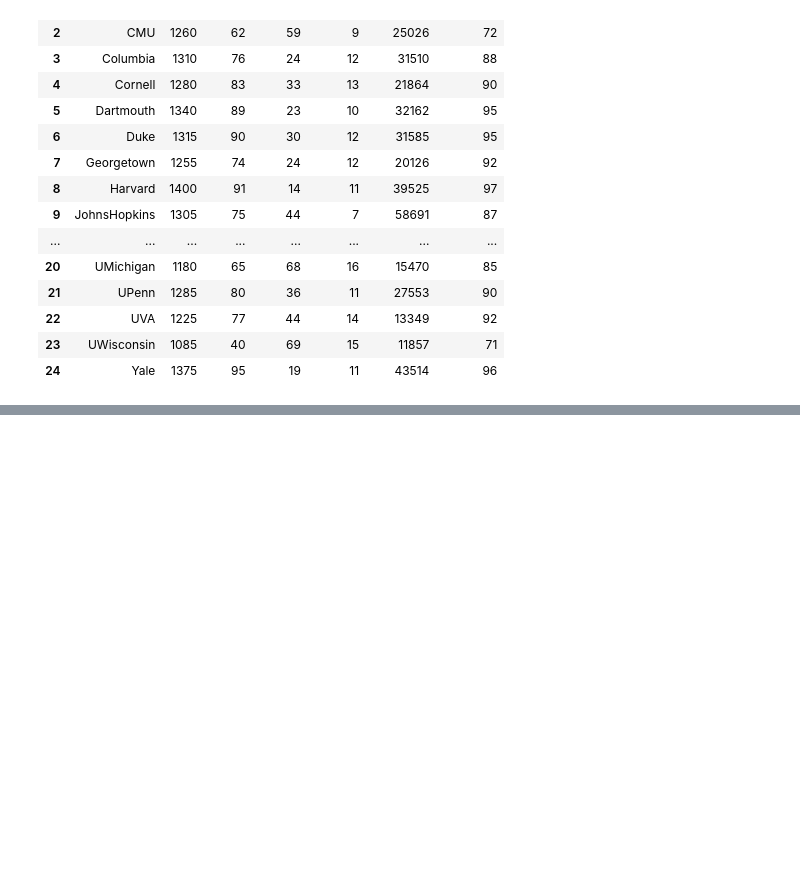
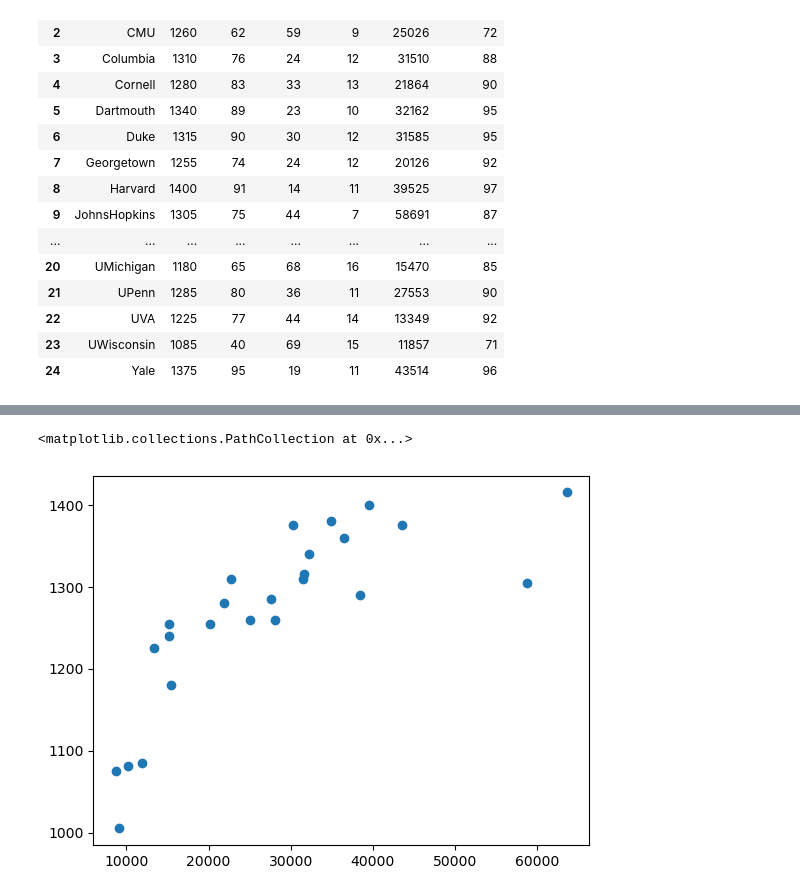
Before and after one commit to Bharatgwl/Data-Science-And-ML, a Jupyter notebook: K_means.ipynb, the cells around one changed output, grey strips where cells are left out. Saved outputs shown, nothing was run; the diff lists cells and outputs as text; code cells hidden in the pictures; blank space fills up the shorter version.

```diff
--- a/K_means.ipynb
+++ b/K_means.ipynb
@@ -90,0 +29,5 @@ NameError: name 'data' is not defined
+# %%
+plt.scatter(df['Expenses'], df['SAT'])
+# %% [output]
+<matplotlib.collections.PathCollection at 0x...>
+[figure, added]
```
Also changed, not shown: parts of 16 cells of this notebook, 7 other files.
